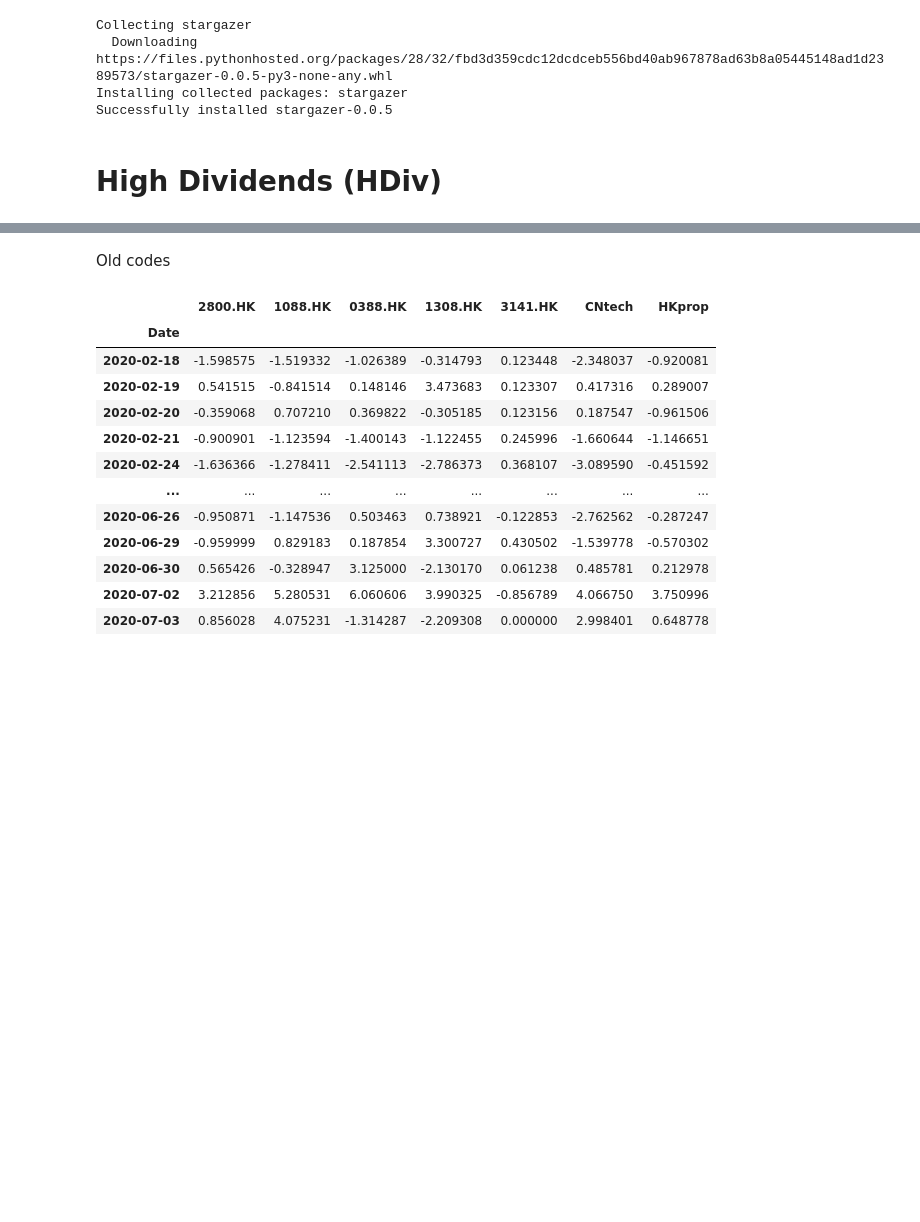
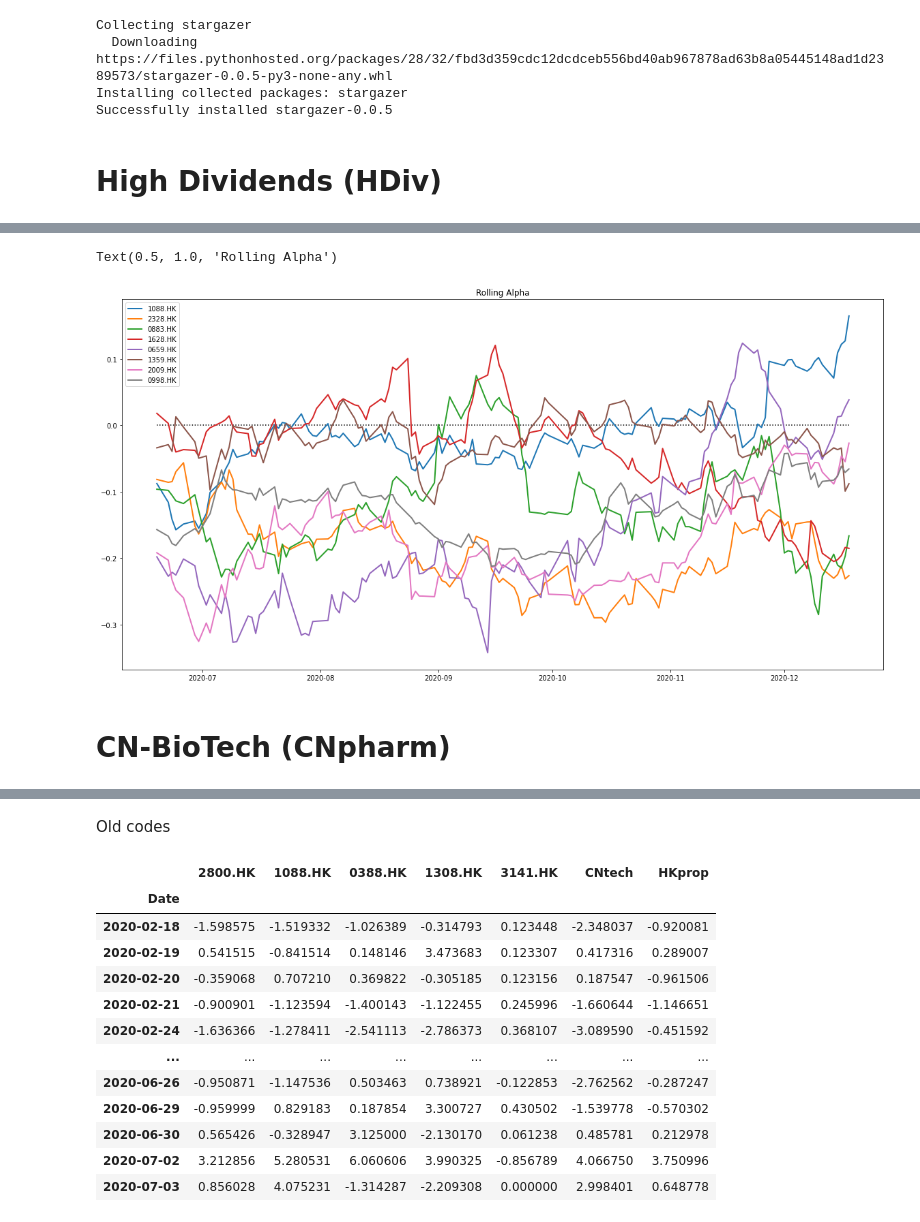
Before and after one commit to HektorLin/Trading-Strategies, a Jupyter notebook: Holdings_Analysis.ipynb, the cells around one changed output, grey strips where cells are left out. Drawn from its saved outputs; the diff is of its cells as text; code cells hidden in the pictures; blank space fills up the shorter version.

```diff
--- a/Holdings_Analysis.ipynb
+++ b/Holdings_Analysis.ipynb
@@ -78,10 +94,22 @@ HDiv_returns = return_port
 # %%
-# Rolling Window CAPM
+# define Rolling Window CAPM
 
-def CAPM_coefficients (y,X):
+def _CAPM_coefficients (y,X):
   y = y.copy()
   X = X.copy()
   X = sm.add_constant(X)
   model = sm.OLS(y, X).fit()
   alpha,beta = model.params
   return alpha,beta
+
+def Rolling_Alpha (y,X,window_size):
+  periods = len(y) - window_size + 1
+  rolling_alpha = []
+  for i in range(0,periods):
+    reg_y = y[i:i+window_size]
+    reg_X = X[i:i+window_size]
+    alpha, beta = _CAPM_coefficients(reg_y,reg_X)
+    rolling_alpha.append(alpha)
+#  rolling_alpha = pd.DataFrame([index[-periods-1:-1],rolling_alpha]).transpose()
+#  rolling_alpha.columns = ["Date",y.name]
+  return rolling_alpha
@@ -104,0 +116,26 @@ return_port
+# %%
+# Rolling Alpha Table
+window_size = 120
+alpha = []
+for member in port_returns.columns[1:]:
+  #print(member)
+  alpha.append(Rolling_Alpha(port_returns[member],port_returns["2800.HK"],window_size))
+time_index = port_returns.index[-(len(port_returns)-window_size+1):]
+alpha = pd.DataFrame(alpha).transpose()
+alpha.columns = port_returns.columns[1:]
+alpha = pd.concat([alpha,pd.DataFrame(time_index.values,columns=["Date"])],axis=1)
+alpha.set_index("Date",inplace=True)
+# %%
+#plot indexed
+
+fig,ax = plt.subplots(figsize=(20, 10))
+for member in focus_group:
+  ax.plot(alpha.index, alpha[member], linewidth=2, linestyle='-')
+ax.hlines(y=0,xmin=alpha.index[0],xmax=alpha.index[-1], color='black', linestyle=(':'))
+ax.legend(focus_group)
+plt.title("Rolling Alpha")
+# %% [output]
+Text(0.5, 1.0, 'Rolling Alpha')
+[figure, added]
+# %% [markdown]
+# **CN-BioTech (CNpharm)**
```
Also changed, not shown: parts of 11 cells of this notebook.
